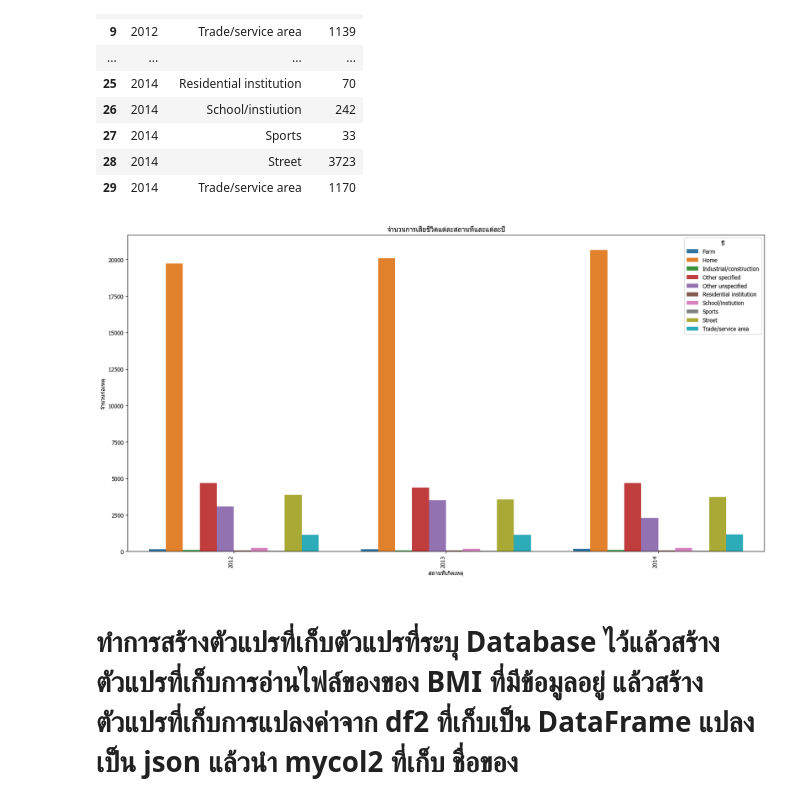
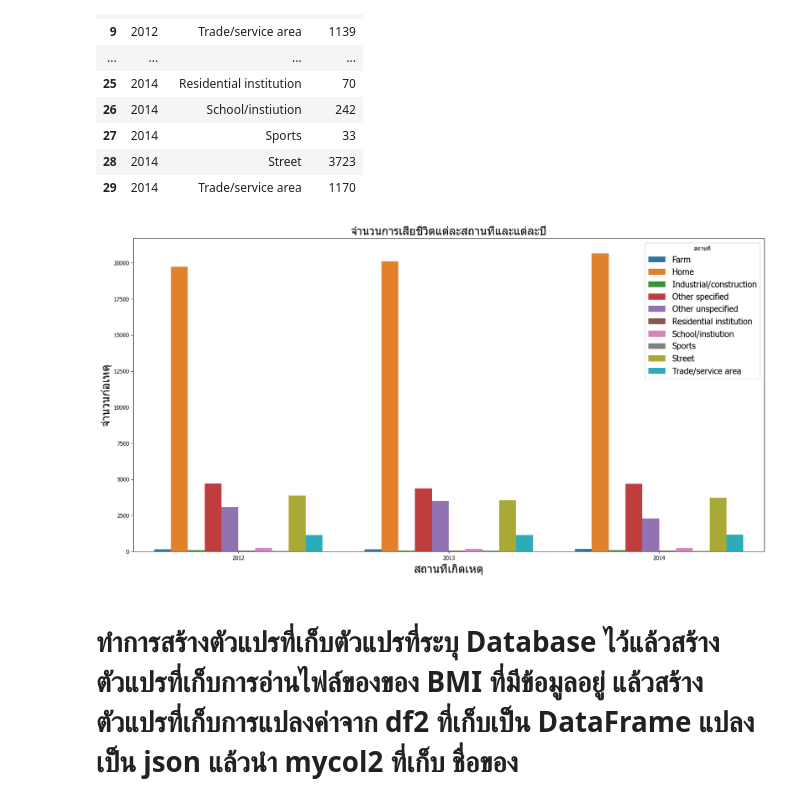
Before and after one commit to ThaphatTT/FinalDataAnalytics, a Jupyter notebook: GunAndDeathsInAmerica.ipynb, the cells around one changed output. Cells and saved outputs as stored; diff of their text form; code cells hidden in the pictures.

```diff
--- a/GunAndDeathsInAmerica.ipynb
+++ b/GunAndDeathsInAmerica.ipynb
@@ -172,14 +173,13 @@ death_count1
 # %%
 plt.figure(figsize=(20, 10))
 sns.barplot(x=death_count1['year'],y =death_count1['month'], hue=death_count1['place'], dodge=True)
-plt.title("จำนวนการเสียชีวิตแต่ละสถานที่และแต่ละปี")
-plt.xlabel('สถานที่เกิดเหตุ')
-plt.ylabel('จำนวนก่อเหตุ')
-plt.xticks(rotation=90, ha='right')
-plt.legend(title='ปี', bbox_to_anchor=(1, 1))
+plt.title("จำนวนการเสียชีวิตแต่ละสถานที่และแต่ละปี",fontsize=20)
+plt.xlabel('สถานที่เกิดเหตุ',fontsize=20)
+plt.ylabel('จำนวนก่อเหตุ',fontsize=20)
+plt.legend(title='สถานที่', bbox_to_anchor=(1, 1),fontsize=15)
 plt.show()
 # %% [output]
-[figure, old version]
+[figure, new version]
 # %% [markdown]
 # ทำการสร้างตัวแปรที่เก็บตัวแปรที่ระบุ Database ไว้แล้วสร้างตัวแปรที่เก็บการอ่านไฟล์ของของ BMI  ที่มีข้อมูลอยู่ แล้วสร้างตัวแปรที่เก็บการแปลงค่าจาก df2 ที่เก็บเป็น DataFrame แปลงเป็น json แล้วนำ mycol2 ที่เก็บ ชื่อของ
 # Database และ collection ไว้มาทำกับ insert ตัวแปร d_json2 ที่ทำการแปลงข้อมูลเป็น json แล้ว นำข้อมูลเข้า Database ที่อยู่ใน
```
Also changed, not shown: parts of 7 cells of this notebook.
